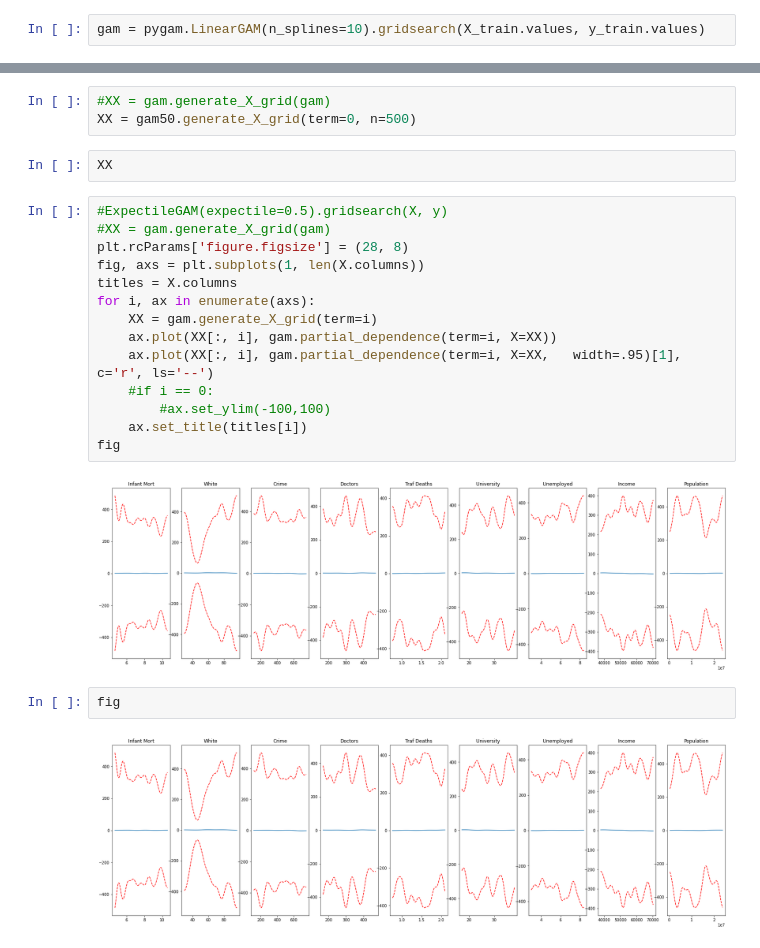
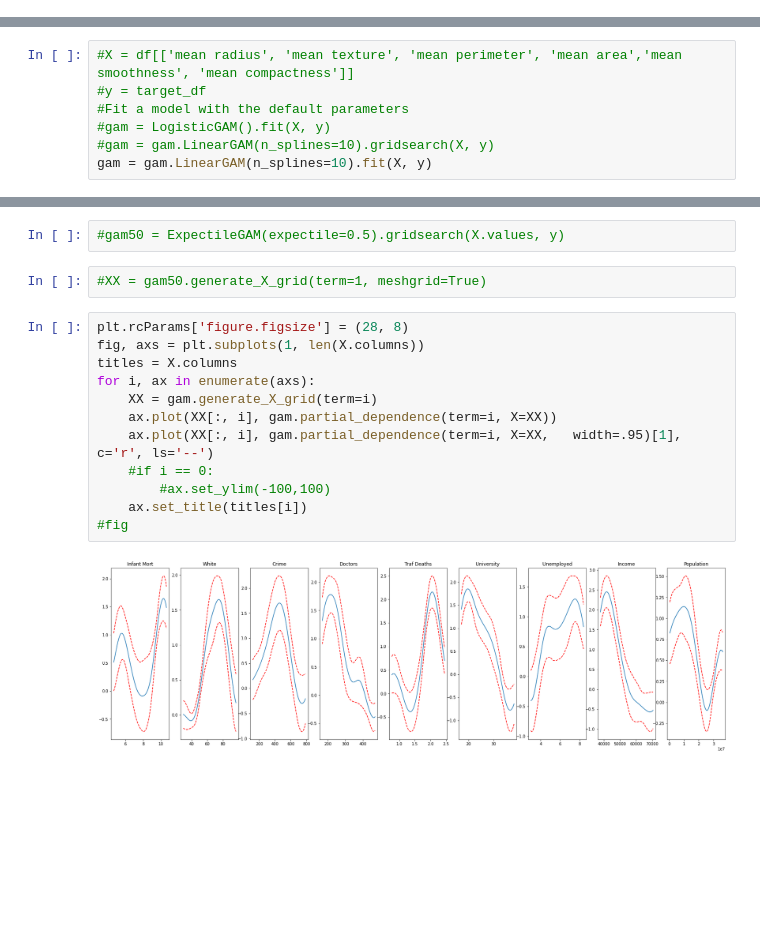
Before and after one commit to thistleknot/python-ml, a Jupyter notebook: code/pyGam.ipynb, the cells around one changed output, grey strips where cells are left out. Saved outputs shown, nothing was run; the diff lists cells and outputs as text; blank space fills up the shorter version.

```diff
--- a/code/pyGam.ipynb
+++ b/code/pyGam.ipynb
@@ -21,2 +31,0 @@ X_train, X_test, y_train, y_test = train_test_split(X, y, test_size=0.33, random
-# %%
-gam = pygam.LinearGAM(n_splines=10).gridsearch(X_train.values, y_train.values)
@@ -31,0 +32,7 @@ gam05 = ExpectileGAM(expectile=0.05, lam=lam).fit(X_train.values, y_train.values
+# %%
+#X = df[['mean radius', 'mean texture', 'mean perimeter', 'mean area','mean smoothness', 'mean compactness']]
+#y = target_df
+#Fit a model with the default parameters
+#gam = LogisticGAM().fit(X, y)
+#gam = gam.LinearGAM(n_splines=10).gridsearch(X, y)
+gam = gam.LinearGAM(n_splines=10).fit(X, y)
@@ -32,25 +66,18 @@ gam05 = ExpectileGAM(expectile=0.05, lam=lam).fit(X_train.values, y_train.values
+# %%
+#gam50 = ExpectileGAM(expectile=0.5).gridsearch(X.values, y)
 # %%
-#XX = gam.generate_X_grid(gam)
-XX = gam50.generate_X_grid(term=0, n=500)
+#XX = gam50.generate_X_grid(term=1, meshgrid=True)
-# %%
-XX
 # %%
-#ExpectileGAM(expectile=0.5).gridsearch(X, y)
-#XX = gam.generate_X_grid(gam)
 plt.rcParams['figure.figsize'] = (28, 8)
 fig, axs = plt.subplots(1, len(X.columns))
 titles = X.columns
 for i, ax in enumerate(axs):
     XX = gam.generate_X_grid(term=i)
     ax.plot(XX[:, i], gam.partial_dependence(term=i, X=XX))
     ax.plot(XX[:, i], gam.partial_dependence(term=i, X=XX,   width=.95)[1], c='r', ls='--')
     #if i == 0:
         #ax.set_ylim(-100,100)
     ax.set_title(titles[i])
-fig
+#fig
 # %% [output]
-[figure, old version]
+[figure, new version]
-# %%
-fig
-# %% [output]
-[figure, removed]
```
Also changed, not shown: parts of 5 cells of this notebook.
